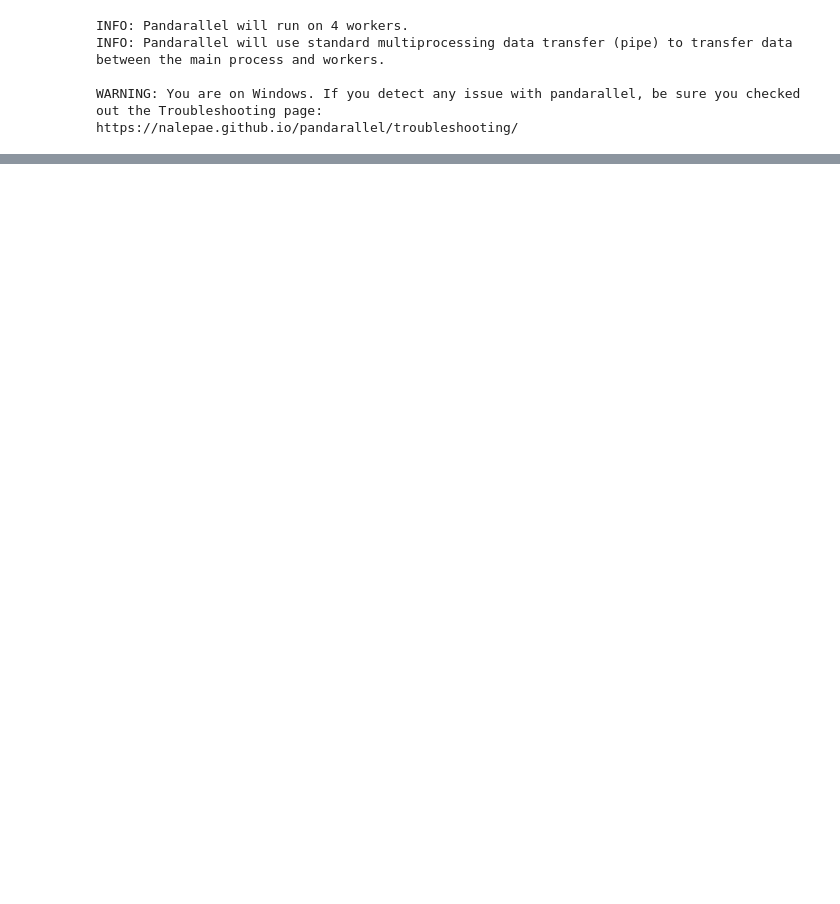
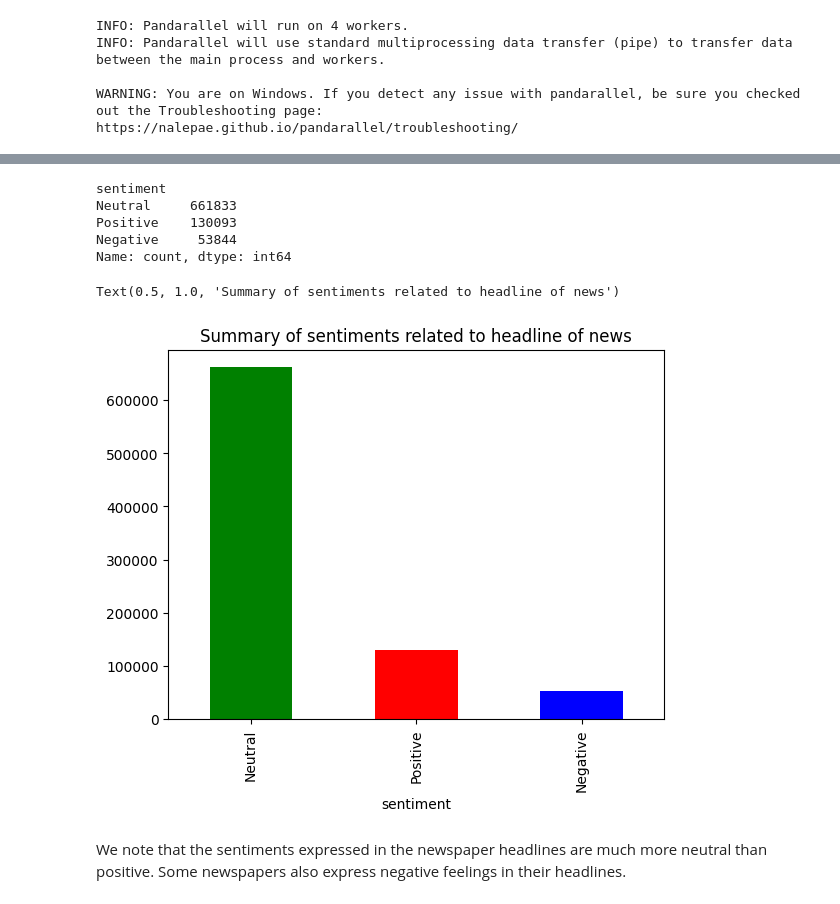
Before and after one commit to Cabrel17/Financial_news_sentiment_analysis, a Jupyter notebook: notebooks/Sentiment_analysis.ipynb, the cells around one changed output, grey strips where cells are left out. Saved outputs shown, nothing was run; the diff lists cells and outputs as text; code cells hidden in the pictures; blank space fills up the shorter version.

```diff
--- a/notebooks/Sentiment_analysis.ipynb
+++ b/notebooks/Sentiment_analysis.ipynb
@@ -145,0 +72,16 @@ len(rare_tokens)
+# %%
+df3['sentiment'].value_counts()
+# %% [output]
+sentiment
+Neutral     661833
+Positive    130093
+Negative     53844
+Name: count, dtype: int64
+# %%
+df3['sentiment'].value_counts().plot(kind='bar',color=['green', 'red', 'blue'])
+plt.title('Summary of sentiments related to headline of news')
+# %% [output]
+Text(0.5, 1.0, 'Summary of sentiments related to headline of news')
+[figure, added]
+# %% [markdown]
+We note that the sentiments expressed in the newspaper headlines are much more neutral than positive. Some newspapers also express negative feelings in their headlines.
```
Also changed, not shown: parts of 21 cells of this notebook, 3 other files.
